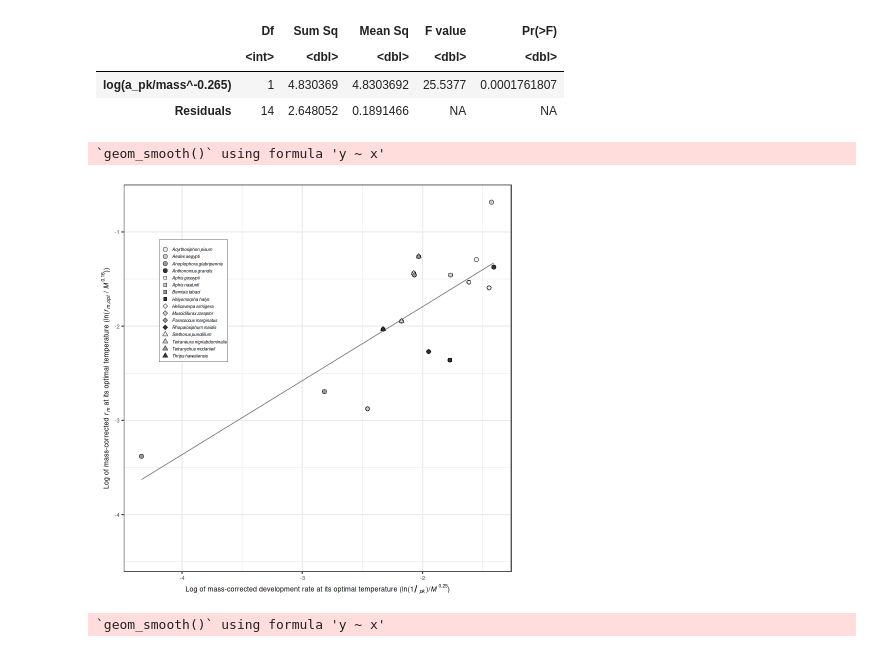
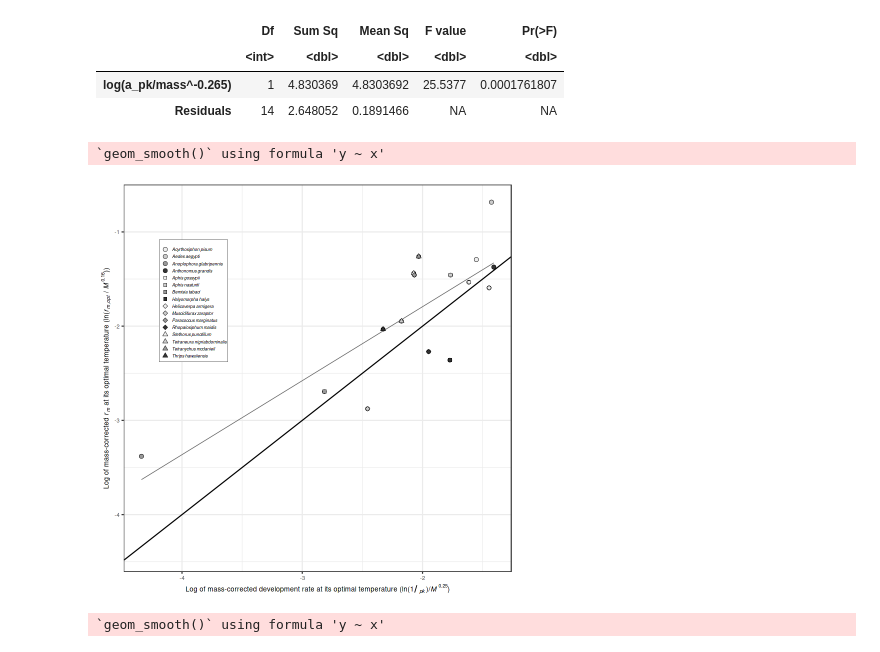
Before and after one commit to EcoEngLab/TraitMismatchPaper-main, a Jupyter notebook: code/r_mCalcs.ipynb, the cells around one changed output. Drawn from its saved outputs; the diff is of its cells as text; code cells hidden in the pictures.

```diff
--- a/code/r_mCalcs.ipynb
+++ b/code/r_mCalcs.ipynb
@@ -232,0 +316,6 @@ write_csv(rm_data, '../results/rm_optSizeScaling.csv')
+# %%
+rm_data <- rmMass %>% inner_join(bodyMass) %>% select(-curve_ID)
+
+head(rm_data)
+
+write_csv(rm_data, '../results/rm_optSizeScaling.csv')
@@ -234,6 +334,6 @@ write_csv(rm_data, '../results/rm_optSizeScaling.csv')
 #===================================================
 # mass-corrected r_m opt vs r_m Tpks
 
-rm_data$kT <- 1/(8.617333262145 * 10^-5 * (rm_data$rmTpk+273.15))
+rm_data$kT <- 1/(8.617333262145 * 10^-5 * (rm_data$temp+273.15))
 head(rm_data)
 # %% [output]
@@ -431,3 +533,5 @@ SumPlot <- left_join(rm_data, OptSum)
 SumPlot[4,5] <- 0.0573
 # %% [output]
 Joining, by = "species"
+# %%
+rm_data <- rm_data %>% inner_join(OptSum) %>% inner_join(OptVar)  %>% rename(sumtpks = sum, vartpks = variance)
@@ -551,25 +697,10 @@ SumTpks_plot
 
 alphaMass <- as_tibble(read_csv('../data/a_pksT_pksMass.csv')) %>%
   select(species, a_pk, a_pkLwr, a_pkUpr, mass) %>%
-  mutate(curve_ID = case_when(species == 'Anoplophora glabripennis' ~ '1',
-                              species == 'Halyomorpha halys' ~ '2',
-                              species == 'Aedes aegypti' ~ '3',
-                              species == 'Anthonomus grandis' ~ '4',
-                              species == 'Paracoccus marginatus' ~ '5',
-                              species == 'Acyrthosiphon pisum' ~ '6',
-                              species == 'Aphis gossypii' ~ '7',
-                              species == 'Bemisia tabaci' ~ '8',
-                              species == 'Tetraneura nigriabdominalis' ~ '9',
-                              species == 'Stethorus punctillum' ~ '10',
-                              species == 'Tetranychus mcdanieli' ~ '11',
-                              species == 'Muscidifurax zaraptor' ~ '12',
-                              species == 'Aphis nasturtii' ~ '13',
-                              species == 'Rhopalosiphum maidis' ~ '14',
-                              species == 'Thrips hawaiiensis' ~ '15',
-                              species == 'Helicoverpa armigera' ~ '16')) %>%
-  filter(curve_ID != 'NA') %>%
-  rename(alphaspecies = species, alphamass = mass, alphacurve = curve_ID ) %>%
-  arrange(alphacurve)
+         mutate(curve_ID = eval(parse(text=spps))) %>%
+        filter(curve_ID != 'NA') %>%
+        rename(alphaspecies = species, alphamass = mass, alphacurve = curve_ID ) %>%
+        arrange(alphacurve)
 
 alpharm_data <- bind_cols(rm_data, alphaMass) %>%
                 select(-alphaspecies,-alphamass, -alphacurve)
@@ -622,9 +757,8 @@ alpharm_plot <-
   scale_y_continuous(expression(plain(paste("Log of mass-corrected ",italic(r[m])," at its optimal temperature (ln(",italic(r[paste(m,",", opt)])," / ",italic(M^-0.16),"))"))))+
   scale_x_continuous(expression(plain(paste("Log of mass-corrected development rate at its optimal temperature (ln(", italic(1/alpha[pk])~")/",italic(M^-0.25),")"))))+
   geom_point(aes(shape=species,
-                 fill=species),
-             size=2,
-             stroke=0.25)+
+                 fill=species), size=2, stroke=0.25)+
+  geom_abline(slope=1)+
   scale_shape_manual(values = c(21,21,21,21,
                                 22,22,22,22,
                                 23,23,23,23,
@@ -636,34 +770,34 @@ alpharm_plot <-
                                           title.hjust=0.5))+
   scale_fill_manual(values = c("#EEEEEE","#CCCCCC","#999999","#333333",
                                "#EEEEEE","#CCCCCC","#999999","#333333",
                                "#EEEEEE","#CCCCCC","#999999","#333333",
                                "#EEEEEE","#CCCCCC","#999999","#333333"),
                     name=expression(bold("")),
                     guide = guide_legend(nrow=16,ncol=1,
                                          direction = "vertical",
                                          title.position = "top",
                                          title.hjust=0.5))+
   scale_colour_manual(values = c("#333333","#333333","#333333","#333333",
                                  "#333333","#333333","#333333","#333333",
                                  "#333333","#333333","#333333","#333333",
                                  "#333333","#333333","#333333","#333333"),
                       name=expression(bold("")),
                       guide = guide_legend(nrow=16,ncol=1,
                                            direction = "vertical",
                                            title.position = "top",
                                            title.hjust=0.5))+
   theme_bw()+
   theme(text = element_text(size=8),
         legend.position = c(0.18, 0.7),
         legend.text = element_text(size = 5, face = 'italic'),
         legend.background = element_rect(colour = "black", size = 0.125),
         legend.margin=margin(t = 0.05, b = 0.1, r=0.1,l=0.1, unit='cm'),
         legend.key.size = unit(0.3, 'cm'))
 
 alpharm_plot
 # %% [output]
 `geom_smooth()` using formula 'y ~ x'
-[figure, old version]
+[figure, new version]
 # %%
 save_plot(alpharm_plot, file="../results/alpharm_plot.pdf",
           base_height=11,base_width = 12, base_asp = 0.75,units="cm")
```
Also changed, not shown: parts of 37 cells of this notebook, 7 other files.
